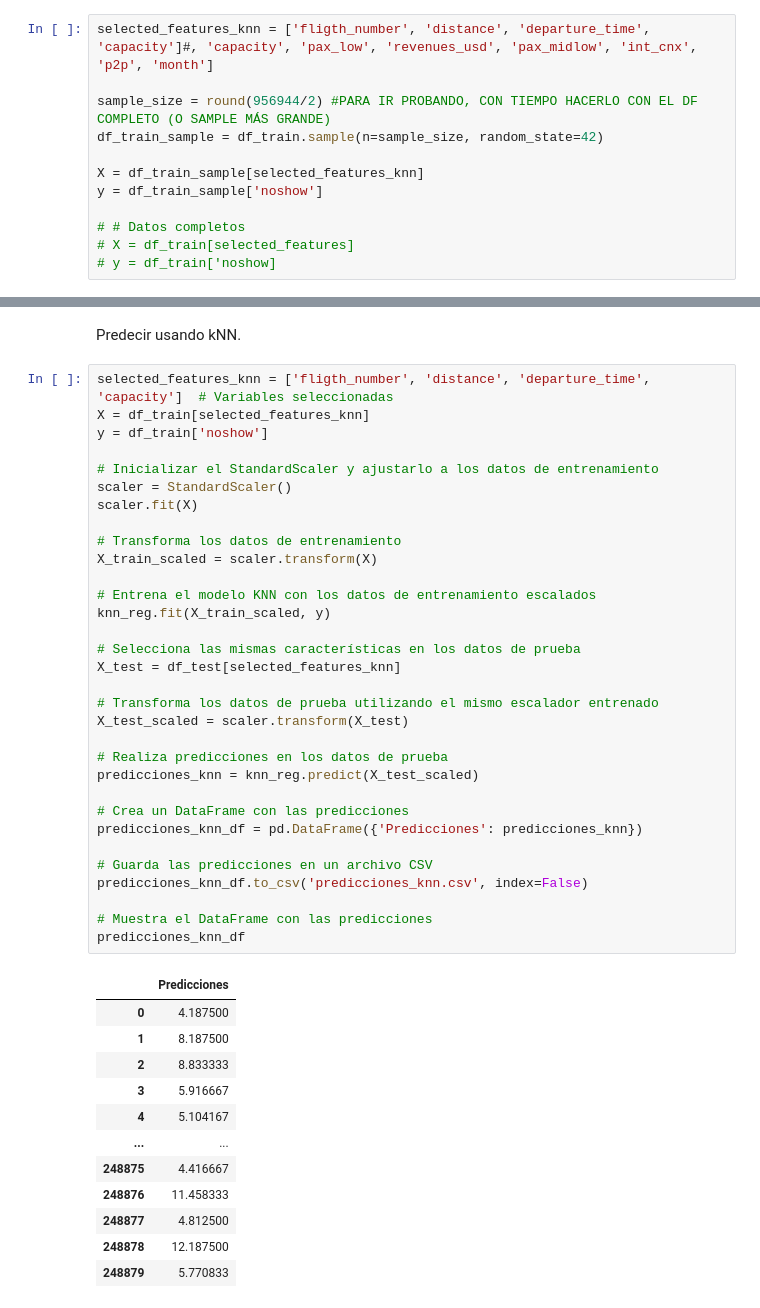
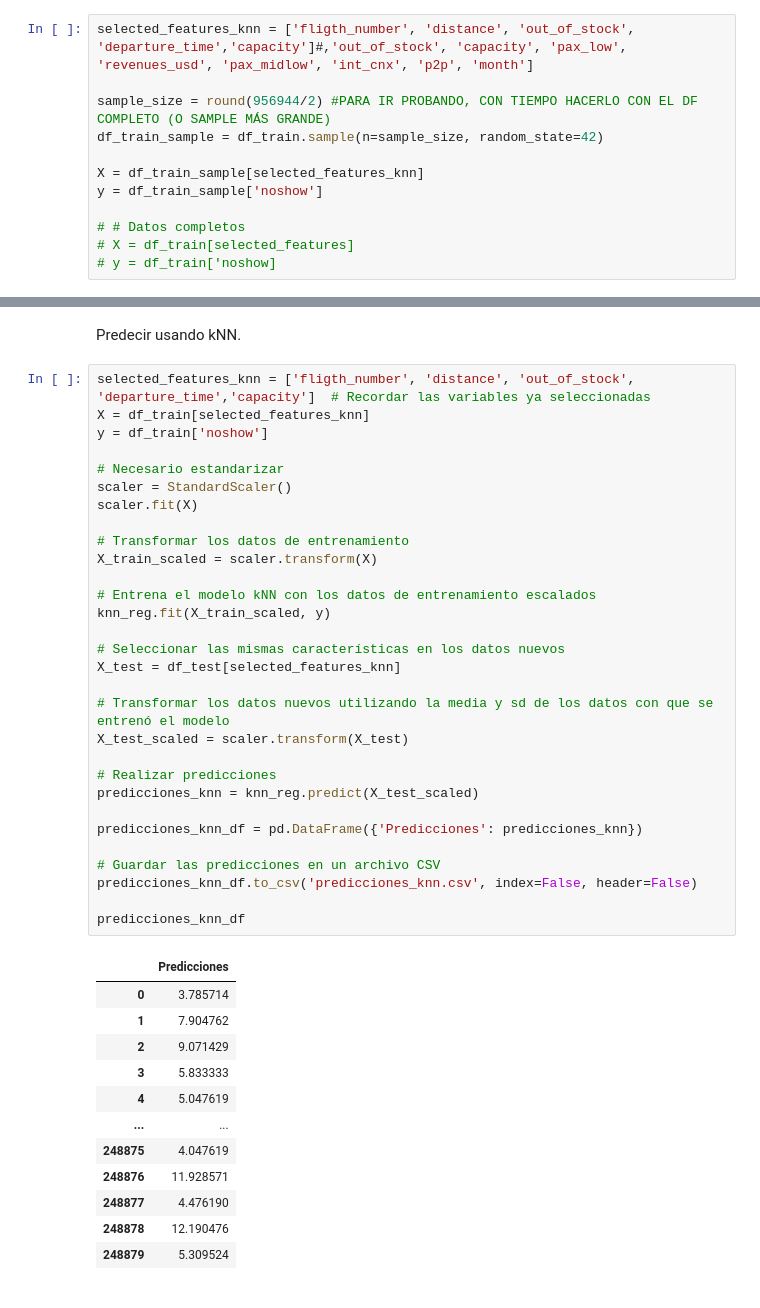
Before and after one commit to anitalittle/tarea2, a Jupyter notebook: tarea2_probando.ipynb, the cells around one changed output, grey strips where cells are left out. Drawn from its saved outputs; the diff is of its cells as text.

```diff
--- a/tarea2_probando.ipynb
+++ b/tarea2_probando.ipynb
@@ -575,7 +540,7 @@ SMAPE promedio: 41.340702517356924
 # %% [markdown]
 # Búsqueda de hiperparámetros y aplicación de kNN
 # %%
-selected_features_knn = ['fligth_number', 'distance', 'departure_time', 'capacity']#, 'capacity', 'pax_low', 'revenues_usd', 'pax_midlow', 'int_cnx', 'p2p', 'month']
+selected_features_knn = ['fligth_number', 'distance', 'out_of_stock', 'departure_time','capacity']#,'out_of_stock', 'capacity', 'pax_low', 'revenues_usd', 'pax_midlow', 'int_cnx', 'p2p', 'month']
 
 sample_size = round(956944/2) #PARA IR PROBANDO, CON TIEMPO HACERLO CON EL DF COMPLETO (O SAMPLE MÁS GRANDE)
 df_train_sample = df_train.sample(n=sample_size, random_state=42)
@@ -899,48 +986,46 @@ df_test['departure_time'].replace(-1, median_departure_time, inplace=True)
 # %% [markdown]
 Predecir usando kNN.
 # %%
-selected_features_knn = ['fligth_number', 'distance', 'departure_time', 'capacity']  # Variables seleccionadas
+selected_features_knn = ['fligth_number', 'distance', 'out_of_stock', 'departure_time','capacity']  # Recordar las variables ya seleccionadas
 X = df_train[selected_features_knn]
 y = df_train['noshow']
 
-# Inicializar el StandardScaler y ajustarlo a los datos de entrenamiento
+# Necesario estandarizar
 scaler = StandardScaler()
 scaler.fit(X)
 
-# Transforma los datos de entrenamiento
+# Transformar los datos de entrenamiento
 X_train_scaled = scaler.transform(X)
 
-# Entrena el modelo KNN con los datos de entrenamiento escalados
+# Entrena el modelo kNN con los datos de entrenamiento escalados
 knn_reg.fit(X_train_scaled, y)
 
-# Selecciona las mismas características en los datos de prueba
+# Seleccionar las mismas características en los datos nuevos
 X_test = df_test[selected_features_knn]
 
-# Transforma los datos de prueba utilizando el mismo escalador entrenado
+# Transformar los datos nuevos utilizando la media y sd de los datos con que se entrenó el modelo
 X_test_scaled = scaler.transform(X_test)
 
-# Realiza predicciones en los datos de prueba
+# Realizar predicciones
 predicciones_knn = knn_reg.predict(X_test_scaled)
 
-# Crea un DataFrame con las predicciones
 predicciones_knn_df = pd.DataFrame({'Predicciones': predicciones_knn})
 
-# Guarda las predicciones en un archivo CSV
-predicciones_knn_df.to_csv('predicciones_knn.csv', index=False)
+# Guardar las predicciones en un archivo CSV
+predicciones_knn_df.to_csv('predicciones_knn.csv', index=False, header=False)
 
-# Muestra el DataFrame con las predicciones
 predicciones_knn_df
 # %% [output]
 |  | Predicciones |
-| 0 | 4.187500 |
-| 1 | 8.187500 |
-| 2 | 8.833333 |
-| 3 | 5.916667 |
-| 4 | 5.104167 |
+| 0 | 3.785714 |
+| 1 | 7.904762 |
+| 2 | 9.071429 |
+| 3 | 5.833333 |
+| 4 | 5.047619 |
 | ... | ... |
-| 248875 | 4.416667 |
-| 248876 | 11.458333 |
-| 248877 | 4.812500 |
-| 248878 | 12.187500 |
-| 248879 | 5.770833 |
+| 248875 | 4.047619 |
+| 248876 | 11.928571 |
+| 248877 | 4.476190 |
+| 248878 | 12.190476 |
+| 248879 | 5.309524 |
 248880 rows × 1 columns
```
Also changed, not shown: parts of 20 cells of this notebook, 2 other files.
